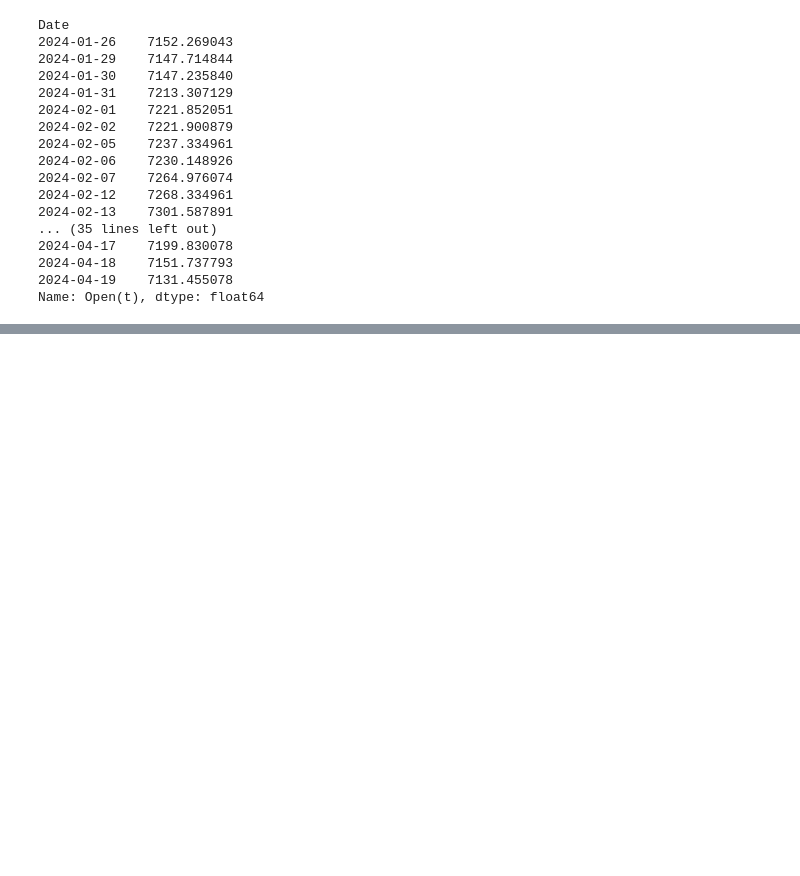
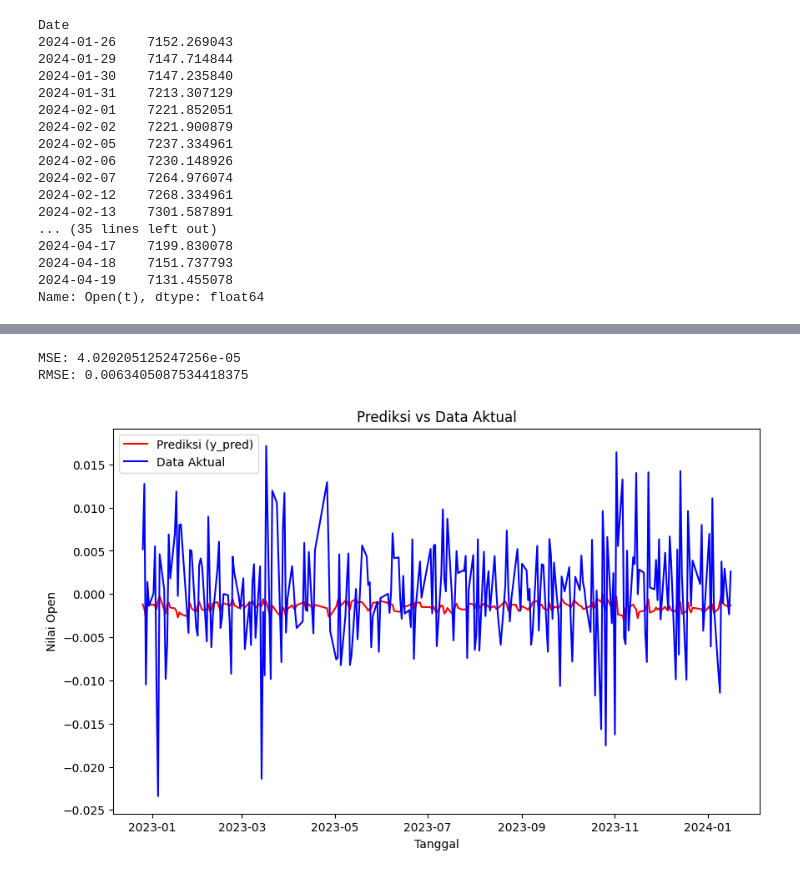
Before and after one commit to zyxn/stock_forecast_sentiment, a Jupyter notebook: notebooks/v1-zbp-lstm.ipynb, the cells around one changed output, grey strips where cells are left out. Drawn from its saved outputs; the diff is of its cells as text; code cells hidden in the pictures; blank space fills up the shorter version.

```diff
--- a/notebooks/v1-zbp-lstm.ipynb
+++ b/notebooks/v1-zbp-lstm.ipynb
@@ -390,0 +484,24 @@ RMSE: 372.2298585964771
+# %%
+model_lstm = Sequential()
+
+# Adding layers
+model_lstm.add(Bidirectional(LSTM(64, activation='relu', return_sequences=True), input_shape=(X_train.shape[1], X_train.shape[2])))
+model_lstm.add(Dropout(0.1))
+model_lstm.add(LSTM(64, activation='relu', return_sequences=False))
+model_lstm.add(Dense(64))
+model_lstm.add(Dense(1))
+
+# Compile the model
+model_lstm.compile(optimizer='adam', loss='mse', metrics=['mse'])
+
+# Early stopping to avoid overfitting
+early_stopping = EarlyStopping(monitor='loss', patience=20, verbose=1, restore_best_weights=True)
+
+# Fit the model
+hist = model_lstm.fit(X_train, train_data_return['Return(t)'],
+                      epochs=200,
+                      batch_size=32,
+                      callbacks=[early_stopping])
+
+# Make predictions
+y_pred = model_lstm.predict(X_train)
@@ -390,0 +526,24 @@ RMSE: 372.2298585964771
+# %%
+# Calculate MSE and RMSE
+mse = np.mean((y_pred.squeeze() - train_data_return['Return(t)'].values.squeeze())**2)
+rmse = np.sqrt(mse)
+
+print("MSE:", mse)
+print("RMSE:", rmse)
+# %% [output]
+MSE: 4.020205125247256e-05
+RMSE: 0.0063405087534418375
+# %%
+# Plot the results
+import matplotlib.pyplot as plt
+
+plt.figure(figsize=(10, 6))
+plt.plot(train_data_return.index, y_pred.squeeze(), label='Prediksi (y_pred)', color='red')
+plt.plot(train_data_return.index, train_data_return['Return(t)'], label='Data Aktual', color='blue')
+plt.xlabel('Tanggal')
+plt.ylabel('Nilai Open')
+plt.title('Prediksi vs Data Aktual')
+plt.legend()
+plt.show()
+# %% [output]
+[figure, added]
```
Also changed, not shown: parts of 20 cells of this notebook, 13 other files.
